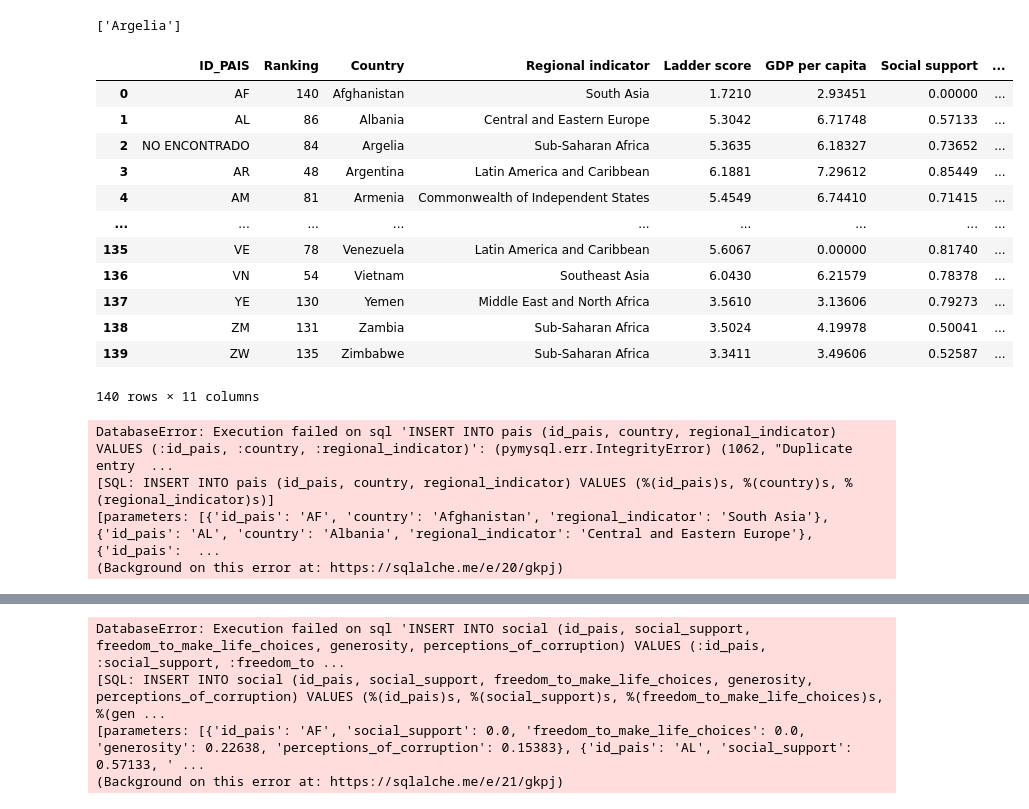
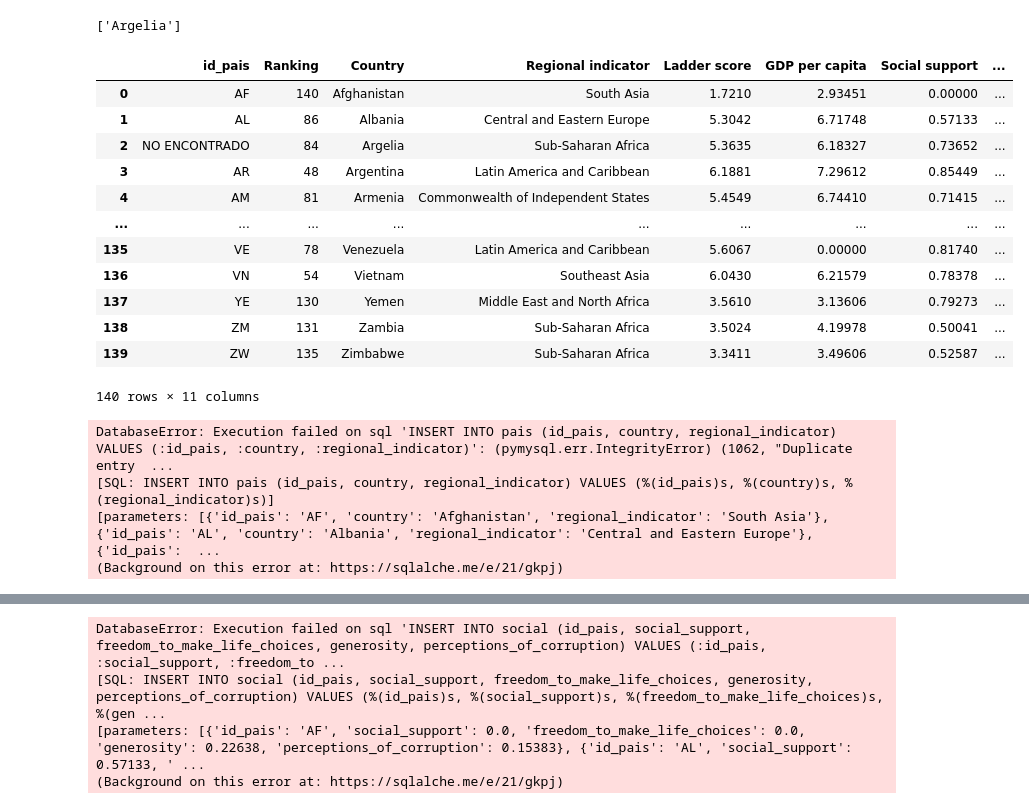
Before and after one commit to Juancarlosdelmarlostanau/proyect-sql, a Jupyter notebook: pruebaprueba.ipynb, the cells around one changed output, grey strips where cells are left out. Drawn from its saved outputs; the diff is of its cells as text; code cells hidden in the pictures.

```diff
--- a/pruebaprueba.ipynb
+++ b/pruebaprueba.ipynb
@@ -129,7 +143,7 @@ import pandas as pd
 import country_converter as coco
 # %%
 df = pd.read_csv("world_happiness_2024.csv", sep=";", decimal=",")
-df["ID_PAIS"] = coco.convert(names=df["Country"], to="ISO2", not_found="NO ENCONTRADO")
+df["id_pais"] = coco.convert(names=df["Country"], to="ISO2", not_found="NO ENCONTRADO")
 # %% [output]
 Argelia not found in regex
 # %%
@@ -137,11 +151,11 @@ print(df.loc[df["ID_PAIS"] == "NO ENCONTRADO", "Country"].tolist())
 # %% [output]
 ['Argelia']
 # %%
-df.insert(0, "ID_PAIS", df.pop("ID_PAIS"))
-df.to_csv("world_happiness_2015_con_id.csv", index=False, sep=";", decimal=",", encoding="utf-8-sig")
+df.insert(0, "id_pais", df.pop("id_pais"))
+df.to_csv("world_happiness_2024_con_id.csv", index=False, sep=";", decimal=",", encoding="utf-8-sig")
 df
 # %% [output]
-|  | ID_PAIS | Ranking | Country | Regional indicator | Ladder score | GDP per capita | Social support | ... |
+|  | id_pais | Ranking | Country | Regional indicator | Ladder score | GDP per capita | Social support | ... |
 | 0 | AF | 140 | Afghanistan | South Asia | 1.7210 | 2.93451 | 0.00000 | ... |
 | 1 | AL | 86 | Albania | Central and Eastern Europe | 5.3042 | 6.71748 | 0.57133 | ... |
 | 2 | NO ENCONTRADO | 84 | Argelia | Sub-Saharan Africa | 5.3635 | 6.18327 | 0.73652 | ... |
@@ -174,4 +188,4 @@ df_pais.to_sql("pais", con=engine, if_exists="append", index=False)
 DatabaseError: Execution failed on sql 'INSERT INTO pais (id_pais, country, regional_indicator) VALUES (:id_pais, :country, :regional_indicator)': (pymysql.err.IntegrityError) (1062, "Duplicate entry  ...
 [SQL: INSERT INTO pais (id_pais, country, regional_indicator) VALUES (%(id_pais)s, %(country)s, %(regional_indicator)s)]
 [parameters: [{'id_pais': 'AF', 'country': 'Afghanistan', 'regional_indicator': 'South Asia'}, {'id_pais': 'AL', 'country': 'Albania', 'regional_indicator': 'Central and Eastern Europe'}, {'id_pais':  ...
-(Background on this error at: https://sqlalche.me/e/20/gkpj)
+(Background on this error at: https://sqlalche.me/e/21/gkpj)
```
Also changed, not shown: parts of 9 cells of this notebook, 1 other file.
